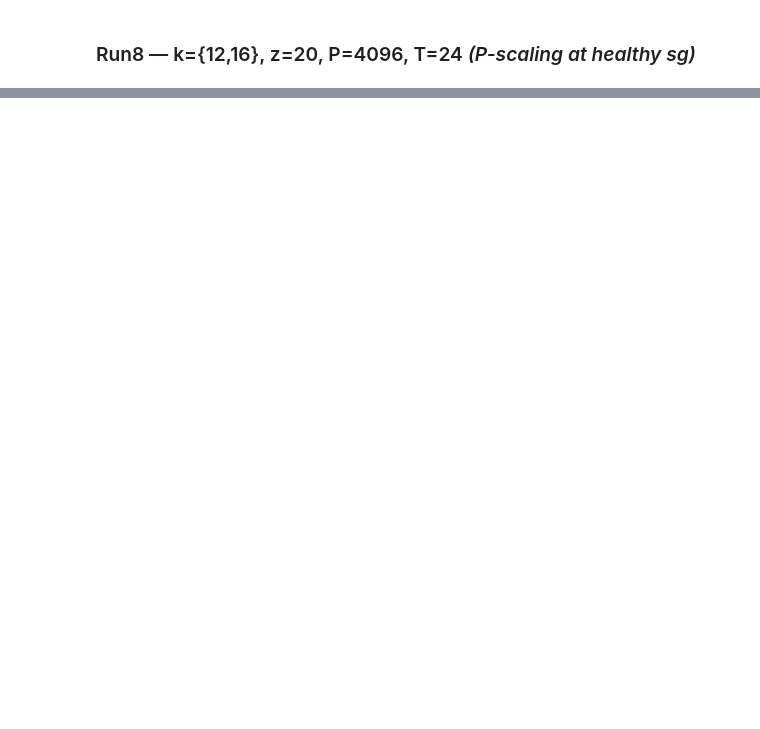
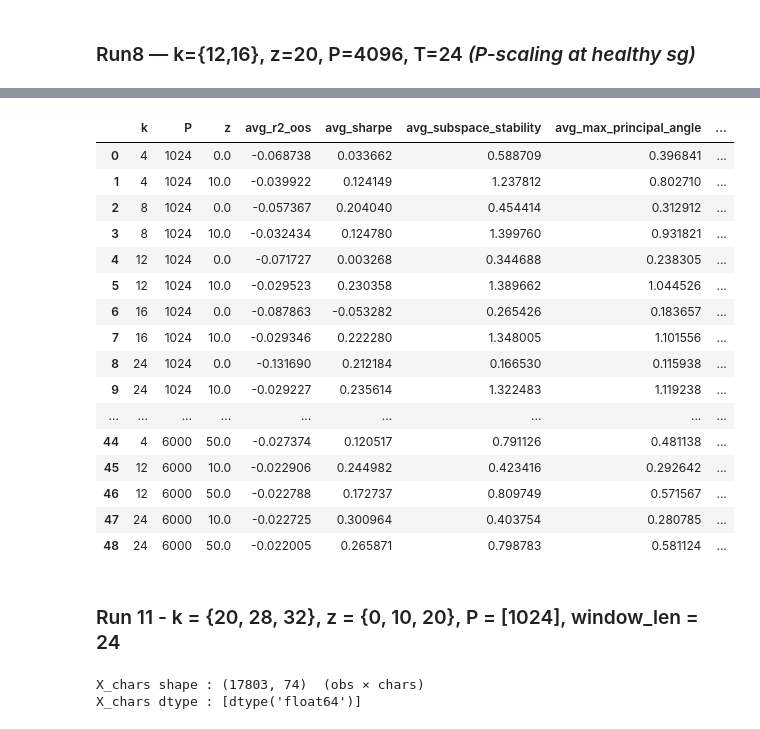
Before and after one commit to ItachiUchiha729/TheVirtueOfComplexity_PaperReplication_Experimentation, a Jupyter notebook: notebooks/experimentation_IPCA_rff.ipynb, the cells around one changed output, grey strips where cells are left out. Cells and saved outputs as stored; diff of their text form; code cells hidden in the pictures; blank space fills up the shorter version.

```diff
--- a/notebooks/experimentation_IPCA_rff.ipynb
+++ b/notebooks/experimentation_IPCA_rff.ipynb
@@ -1697,0 +2020,49 @@ display(results_rff_df)
+# %%
+# lets load the results from results_rff_log.parquet again and see if the new results are there
+log_path = ROOT_DIR / "cache" / "results_rff_log.parquet"
+log_df = pd.read_parquet(log_path)
+display(log_df)
+#lets copy the dataframe to clipboard
+log_df.to_clipboard(index=False)
+# %% [output]
+|  | k | P | z | avg_r2_oos | avg_sharpe | avg_subspace_stability | avg_max_principal_angle | ... |
+| 0 | 4 | 1024 | 0.0 | -0.068738 | 0.033662 | 0.588709 | 0.396841 | ... |
+| 1 | 4 | 1024 | 10.0 | -0.039922 | 0.124149 | 1.237812 | 0.802710 | ... |
+| 2 | 8 | 1024 | 0.0 | -0.057367 | 0.204040 | 0.454414 | 0.312912 | ... |
+| 3 | 8 | 1024 | 10.0 | -0.032434 | 0.124780 | 1.399760 | 0.931821 | ... |
+| 4 | 12 | 1024 | 0.0 | -0.071727 | 0.003268 | 0.344688 | 0.238305 | ... |
+| 5 | 12 | 1024 | 10.0 | -0.029523 | 0.230358 | 1.389662 | 1.044526 | ... |
+| 6 | 16 | 1024 | 0.0 | -0.087863 | -0.053282 | 0.265426 | 0.183657 | ... |
+| 7 | 16 | 1024 | 10.0 | -0.029346 | 0.222280 | 1.348005 | 1.101556 | ... |
+| 8 | 24 | 1024 | 0.0 | -0.131690 | 0.212184 | 0.166530 | 0.115938 | ... |
+| 9 | 24 | 1024 | 10.0 | -0.029227 | 0.235614 | 1.322483 | 1.119238 | ... |
+| ... | ... | ... | ... | ... | ... | ... | ... | ... |
+| 44 | 4 | 6000 | 50.0 | -0.027374 | 0.120517 | 0.791126 | 0.481138 | ... |
+| 45 | 12 | 6000 | 10.0 | -0.022906 | 0.244982 | 0.423416 | 0.292642 | ... |
+| 46 | 12 | 6000 | 50.0 | -0.022788 | 0.172737 | 0.809749 | 0.571567 | ... |
+| 47 | 24 | 6000 | 10.0 | -0.022725 | 0.300964 | 0.403754 | 0.280785 | ... |
+| 48 | 24 | 6000 | 50.0 | -0.022005 | 0.265871 | 0.798783 | 0.581124 | ... |
+# %% [markdown]
+### Run 11 - k = {20, 28, 32}, z = {0, 10, 20}, P = [1024], window_len = 24
+# %%
+NUM_FACTORS_LIST = [20, 28, 32]
+Z_VALUES         = [0, 10, 20]
+N_FEATURES_RFF   = [6000]
+NUM_ITER_RFF     = 3
+WINDOW_LEN       = 24
+GAMMA            = 0.25
+
+date_level = "date"
+X_chars = df[char_cols].copy()
+X_chars = (
+    X_chars
+    .groupby(level=date_level).transform(lambda s: s.fillna(s.median()))
+    .fillna(X_chars.median())
+    .fillna(0.0)
+    .astype(np.float64)
+)
+print(f"X_chars shape : {X_chars.shape}  (obs × chars)")
+print(f"X_chars dtype : {X_chars.dtypes.unique()}")
+# %% [output]
+X_chars shape : (17803, 74)  (obs × chars)
+X_chars dtype : [dtype('float64')]
```
Also changed, not shown: parts of 72 cells of this notebook, 28 other files.
